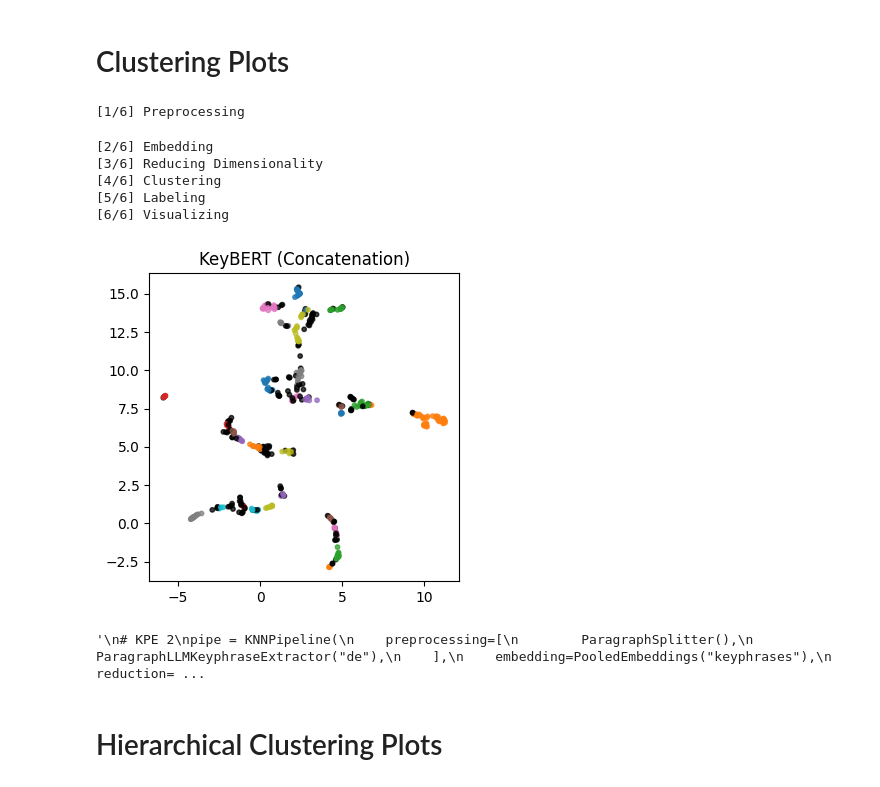
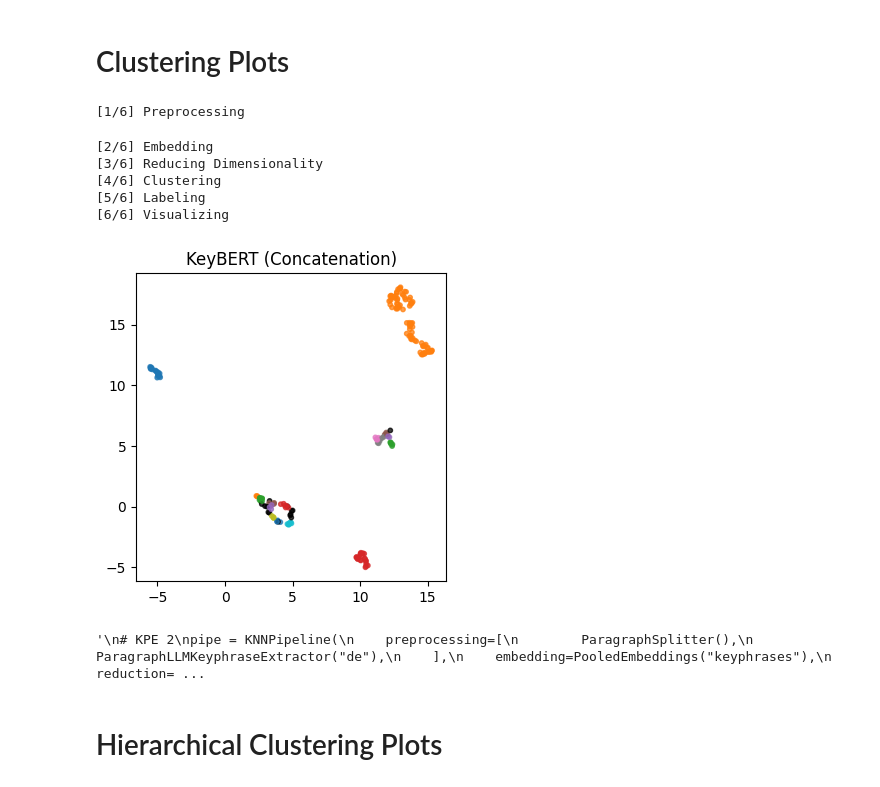
Before and after one commit to chbridges/search-result-clustering, a Jupyter notebook: faz_experiments.ipynb, the cells around one changed output. Drawn from its saved outputs; the diff is of its cells as text; code cells hidden in the pictures.

```diff
--- a/faz_experiments.ipynb
+++ b/faz_experiments.ipynb
@@ -14,8 +14,8 @@ from search_clustering.clustering.knn import *
 from search_clustering.clustering.temporal import *
 from search_clustering.labeling import *
 # %%
-query = "robert habek"
-samples = 10_000
+query = "energie"
+samples = 200
 use_cached_data = True
 
 if not use_cached_data:
@@ -37,7 +37,7 @@ with open(f"datasets/{query.replace(' ', '_')}.json", "r") as json_file:
         res
         for res in results
         if res["_source"]["publication_date"] is not None
-        and "\n" in res["_source"]["body"]
+        #and "\n" in res["_source"]["body"]
     ][:samples]
 
 
@@ -137,35 +138,35 @@ pipe = KNNPipeline(
     ],
     embedding=SentenceMiniLM("joined"),
     reduction=Umap(),
     clustering=clustering,
-    labeling=FrequentPhrases(language="de"),
+    labeling=FrequentPhrases(language="de", n_phrases=2),
 )
 docs, clusters, labels, score = pipe.fit_transform(
     results, title="KeyBERT (Concatenation)", legend=False
 )
 """
 # KPE 2
 pipe = KNNPipeline(
     preprocessing=[
         ParagraphSplitter(),
         ParagraphLLMKeyphraseExtractor("de"),
     ],
     embedding=PooledEmbeddings("keyphrases"),
     reduction=Umap(),
     clustering=clustering,
     labeling=FrequentPhrases(language="de", n_phrases=2),
 )
 
 docs, clusters, labels, score = pipe.fit_transform(results, title="KeyBERT (Weighted Pooling)", legend=False)
 """
 # %% [output]
 [1/6] Preprocessing
 [2/6] Embedding
 [3/6] Reducing Dimensionality
 [4/6] Clustering
 [5/6] Labeling
 [6/6] Visualizing
-[figure, old version]
+[figure, new version]
 '\n# KPE 2\npipe = KNNPipeline(\n    preprocessing=[\n        ParagraphSplitter(),\n        ParagraphLLMKeyphraseExtractor("de"),\n    ],\n    embedding=PooledEmbeddings("keyphrases"),\n    reduction= ...
 # %% [markdown]
 # Hierarchical Clustering Plots
```
Also changed, not shown: parts of 8 cells of this notebook.
